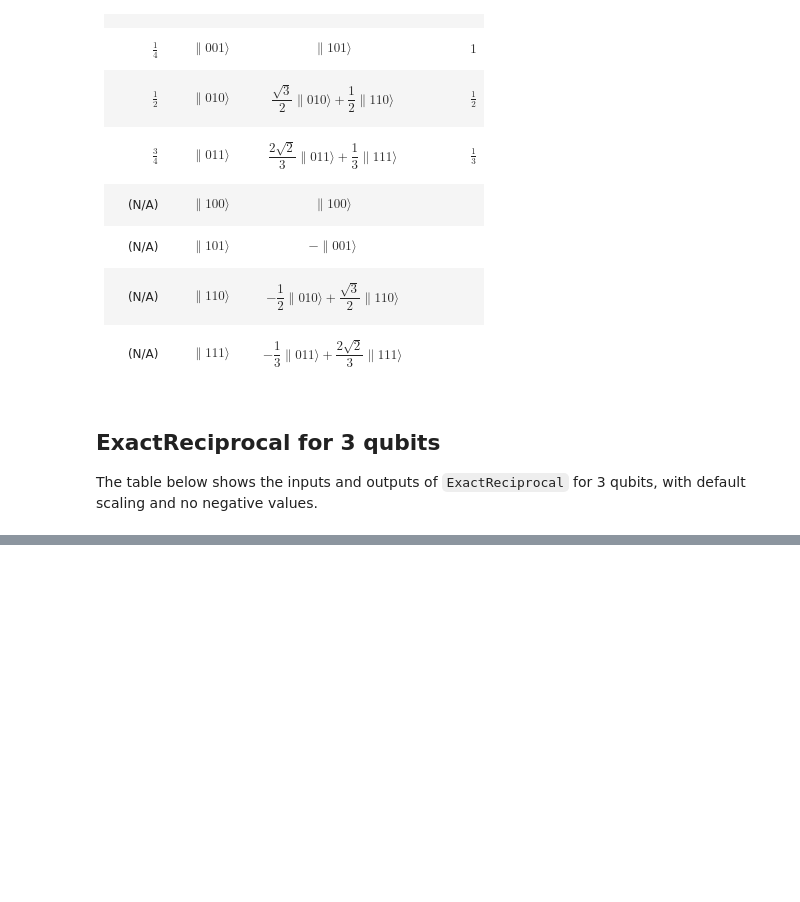
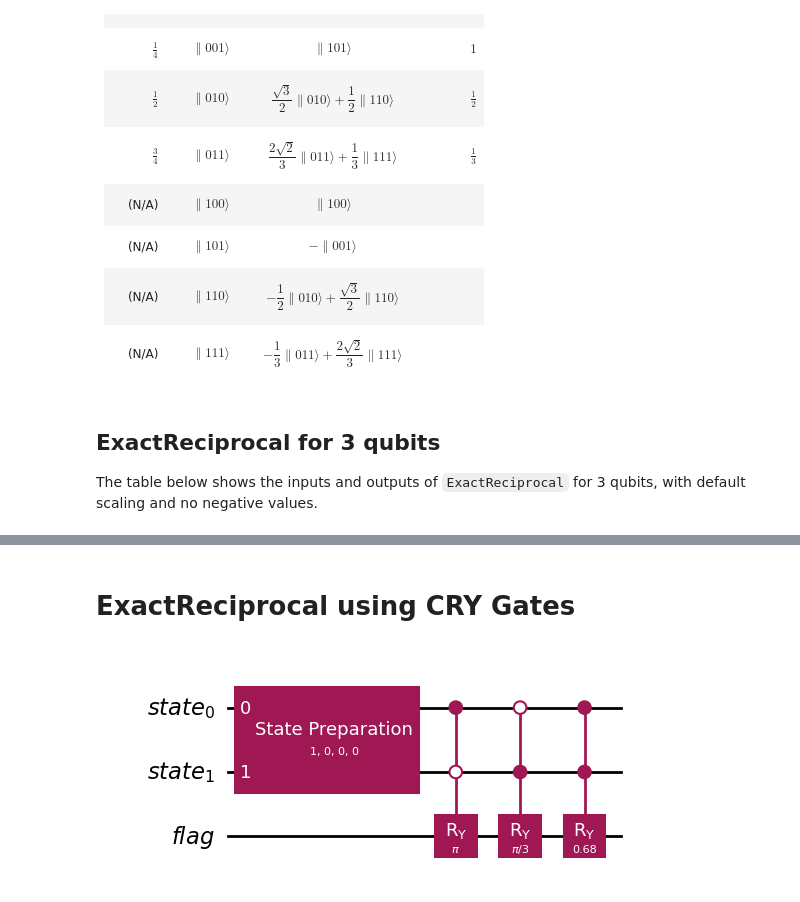
Before and after one commit to johnbhurst/phys460, a Jupyter notebook: bin/project/exactreciprocal.ipynb, the cells around one changed output, grey strips where cells are left out. Saved outputs shown, nothing was run; the diff lists cells and outputs as text; code cells hidden in the pictures; blank space fills up the shorter version.

```diff
--- a/bin/project/exactreciprocal.ipynb
+++ b/bin/project/exactreciprocal.ipynb
@@ -188,0 +251,29 @@ run_table(vals3)
+# %%
+from qiskit.circuit.library import RYGate
+
+num_qubits = 3
+num_state_qubits = num_qubits - 1
+scaling = 2**(-num_state_qubits)
+qr_state = QuantumRegister(num_state_qubits, "state")
+qr_flag = QuantumRegister(1, "flag")
+circuit = QuantumCircuit(qr_state, qr_flag, name="1/x")
+circuit.append(StatePreparation([1, 0, 0, 0]), qr_state)
+nl = 2**num_state_qubits
+
+for i in range(1, nl):
+    bits = f"{i:0{num_state_qubits}b}"
+    if isclose(scaling * nl / i, 1, abs_tol=1e-5):
+        angle = np.pi
+    elif scaling * nl / i < 1:
+        angle = 2 * np.arcsin(scaling * nl / i)
+    else:
+        angle = 0.0
+
+    RYi = RYGate(angle).control(num_state_qubits, ctrl_state=bits)
+    circuit.append(RYi, [*qr_state, qr_flag[0]])
+
+display(Markdown("# ExactReciprocal using CRY Gates"))
+display(circuit.draw(output='mpl'))
+# %% [output]
+# ExactReciprocal using CRY Gates
+[figure, added]
```
Also changed, not shown: parts of 7 cells of this notebook.
